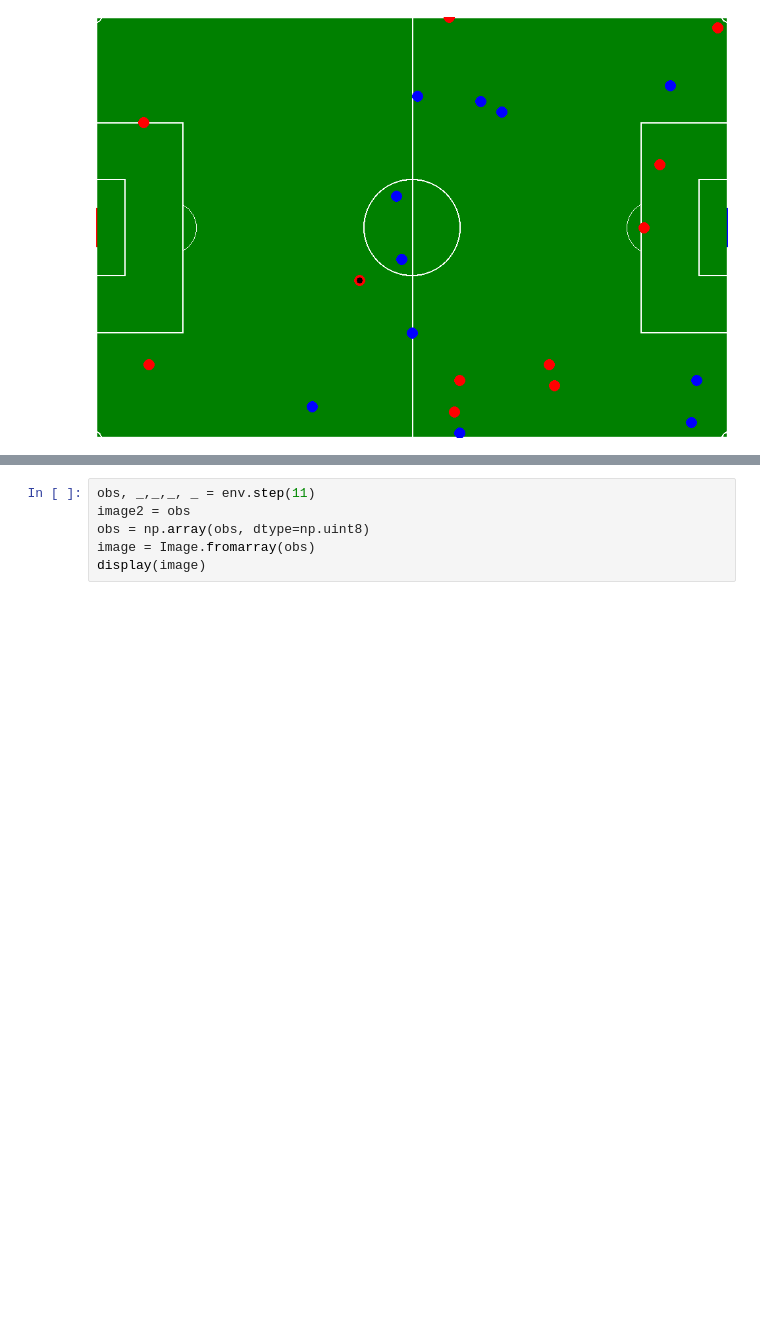
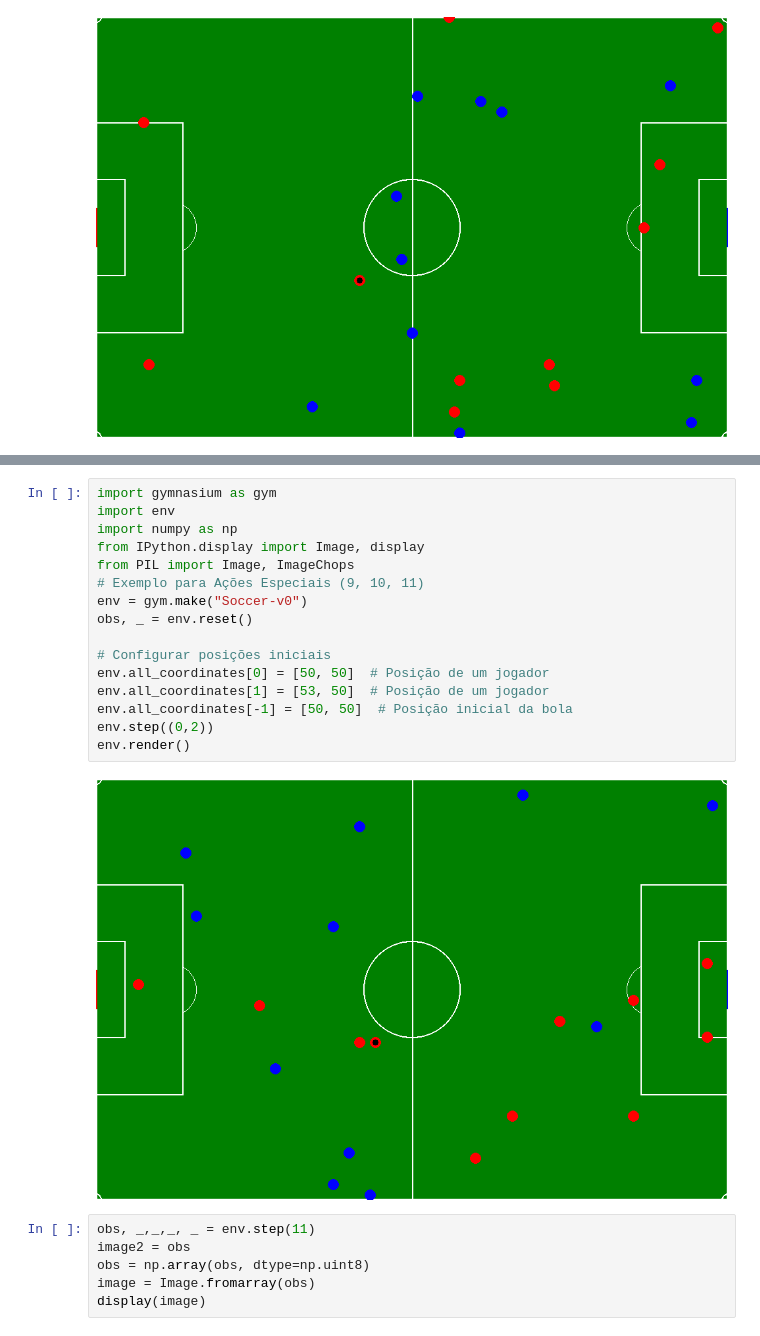
Before and after one commit to HenriqueSabino/gym_soccer_env, a Jupyter notebook: tests.ipynb, the cells around one changed output, grey strips where cells are left out. Saved outputs shown, nothing was run; the diff lists cells and outputs as text; blank space fills up the shorter version.

```diff
--- a/tests.ipynb
+++ b/tests.ipynb
@@ -374,3 +397,21 @@ env.render()
+# %%
+import gymnasium as gym
+import env
+import numpy as np
+from IPython.display import Image, display
+from PIL import Image, ImageChops
+# Exemplo para Ações Especiais (9, 10, 11)
+env = gym.make("Soccer-v0")
+obs, _ = env.reset()
+
+# Configurar posições iniciais
+env.all_coordinates[0] = [50, 50]  # Posição de um jogador
+env.all_coordinates[1] = [53, 50]  # Posição de um jogador
+env.all_coordinates[-1] = [50, 50]  # Posição inicial da bola
+env.step((0,2))
+env.render()
+# %% [output]
+[figure, added]
 # %%
 obs, _,_,_, _ = env.step(11)
 image2 = obs
```
Also changed, not shown: parts of 2 cells of this notebook, 2 other files.
